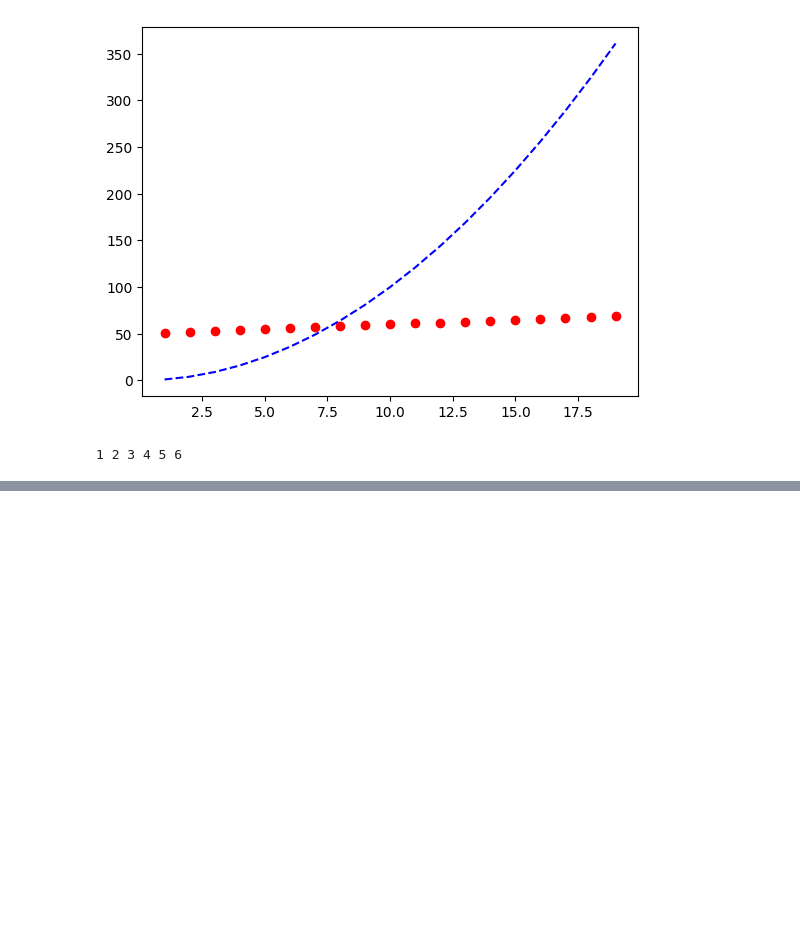
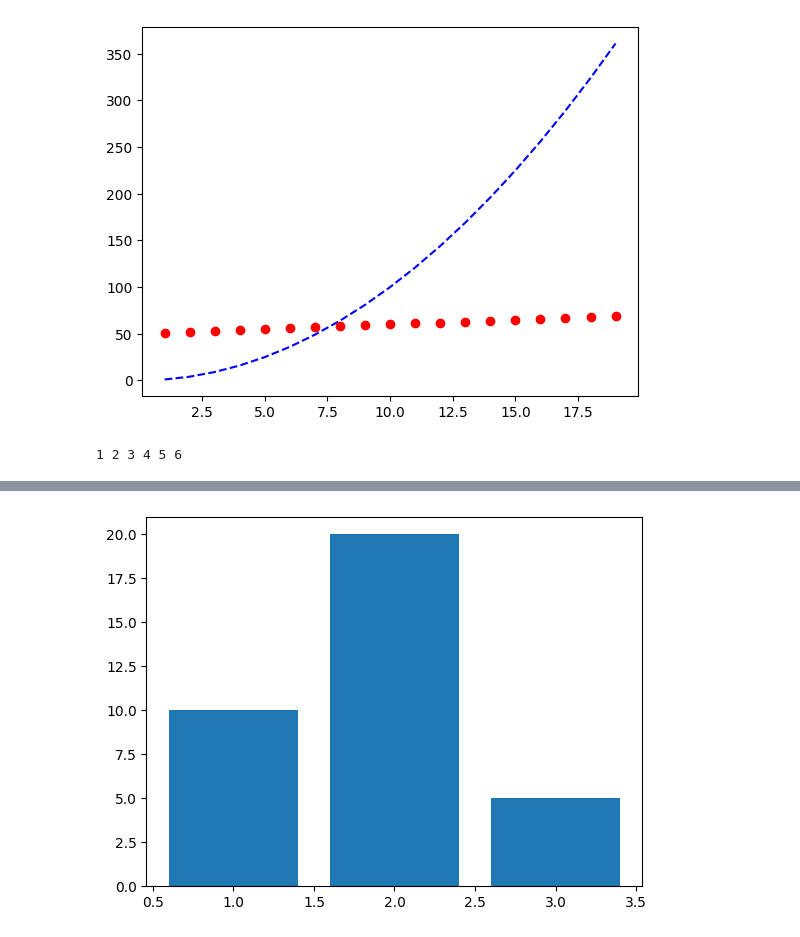
Before and after one commit to vinodlearning/PythonDSA, a Jupyter notebook: Data-Visulization.ipynb, the cells around one changed output, grey strips where cells are left out. Drawn from its saved outputs; the diff is of its cells as text; code cells hidden in the pictures; blank space fills up the shorter version.

```diff
--- a/Data-Visulization.ipynb
+++ b/Data-Visulization.ipynb
@@ -89,0 +114,5 @@ plt.plot(x,y,"r*",label='Starssss')
+# %%
+plt.bar([1,2,3],[10,20,5])
+plt.show()
+# %% [output]
+[figure, added]
```
Also changed, not shown: parts of 16 cells of this notebook.
